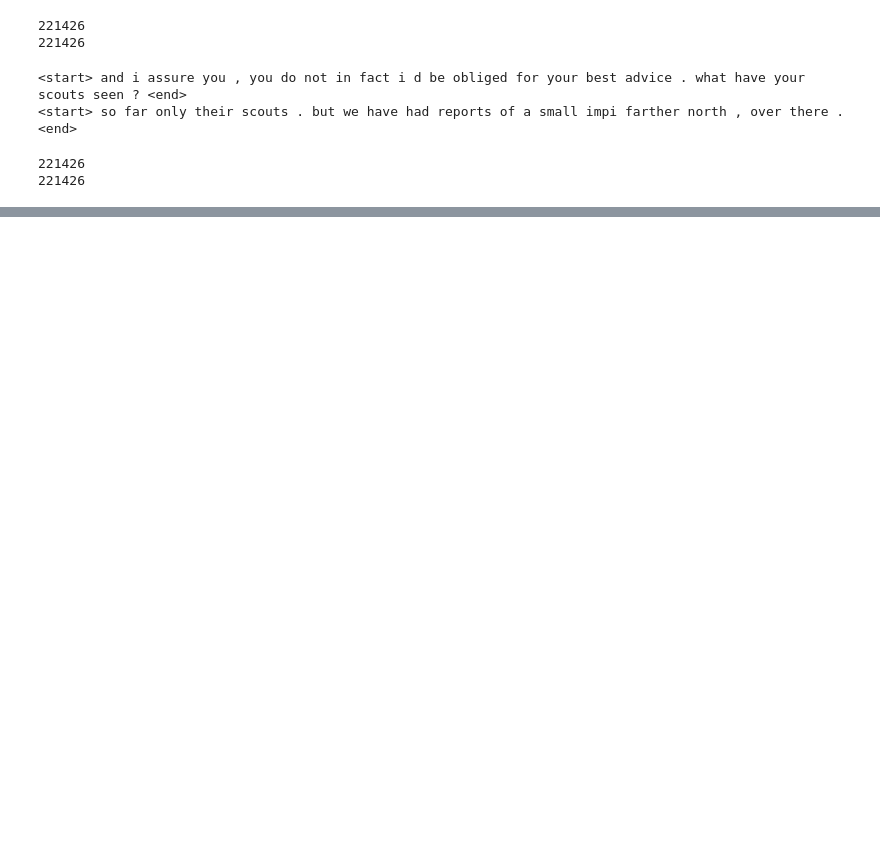
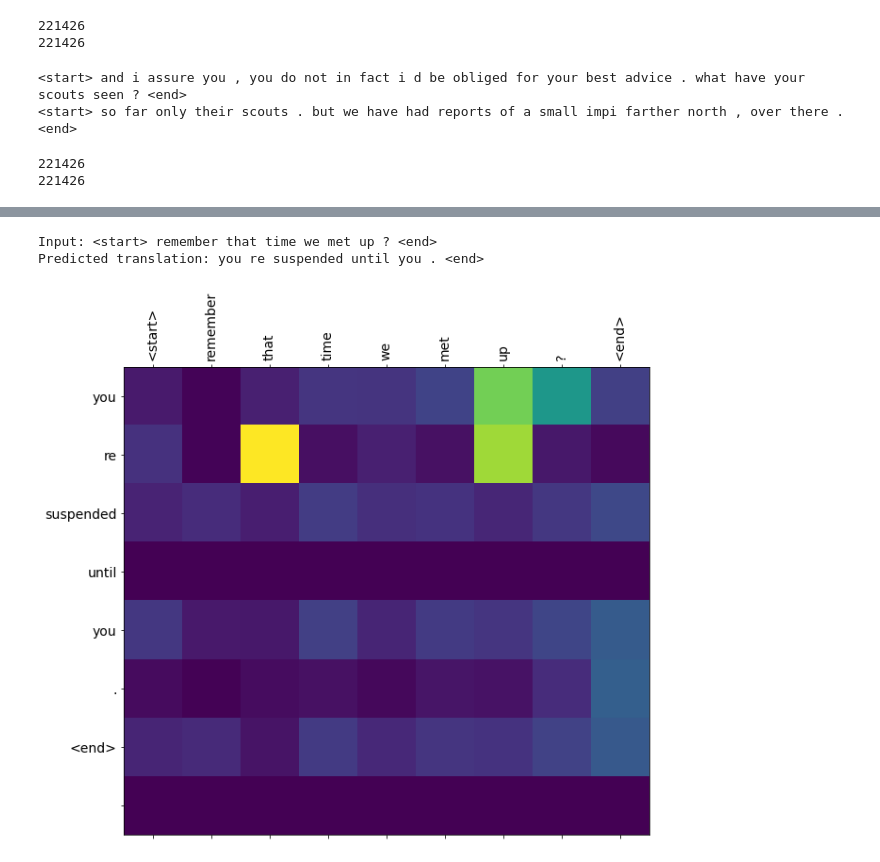
Before and after one commit to chrismattmann/MLwithTensorFlow2ed, a Jupyter notebook: TFv2/ch18/Listing 18-eoc-assign.ipynb, the cells around one changed output, grey strips where cells are left out. Saved outputs shown, nothing was run; the diff lists cells and outputs as text; code cells hidden in the pictures; blank space fills up the shorter version.

```diff
--- a/TFv2/ch18/Listing 18-eoc-assign.ipynb
+++ b/TFv2/ch18/Listing 18-eoc-assign.ipynb
@@ -90,13 +99,14 @@ def load_dataset(input_path, output_path, num_examples=None):
 
   # creating cleaned input, output pairs
   inputs, outputs = create_dataset(input_path, output_path, num_examples)
-  input_tensor, inp_lang_tokenizer = tokenize(inputs)
-  target_tensor, targ_lang_tokenizer = tokenize(outputs)
+  input_tensor, inp_lang_tokenizer = tokenize(inputs, max_vocab_size)
+  target_tensor, targ_lang_tokenizer = tokenize(outputs, max_vocab_size)
 
   return input_tensor, target_tensor, inp_lang_tokenizer, targ_lang_tokenizer
 # %%
 # Try experimenting with the size of that dataset
-num_examples = 30000
+#num_examples = 30000
+num_examples = 1400
 input_tensor, target_tensor, inp_lang, targ_lang = load_dataset(input_path, output_path, num_examples)
 
 # Calculate max_length of the target tensors
@@ -143,7 +153,10 @@ Input Language; index to word mapping
 3 ----> <end>
 # %%
 BUFFER_SIZE = len(input_tensor_train)
-BATCH_SIZE = 64
+#BATCH_SIZE = 64
+#BATCH_SIZE=10
+#BATCH_SIZE=10 worked with 1000 samples
+BATCH_SIZE = 5
 steps_per_epoch = len(input_tensor_train)//BATCH_SIZE
 embedding_dim = 256
 units = 1024
@@ -334,8 +353,8 @@ for epoch in range(EPOCHS):
     batch_loss = train_step(inp, targ, enc_hidden)
     total_loss += batch_loss
 
-    if batch % 100 == 0:
-      print('Epoch {} Batch {} Loss {:.4f}'.format(epoch + 1,
+    if batch % 20 == 0:
+        print('Epoch {} Batch {} Loss {:.4f}'.format(epoch + 1,
                                                    batch,
                                                    batch_loss.numpy()))
   # saving (checkpoint) the model every 2 epochs
@@ -419,0 +455,6 @@ translate(u'How''s the TensorFlow tutorial online working?')
+# %%
+translate(u'Remember that time we met up?')
+# %% [output]
+Input: <start> remember that time we met up ? <end>
+Predicted translation: you re suspended until you . <end>
+[figure, added]
```
Also changed, not shown: parts of 13 cells of this notebook.
